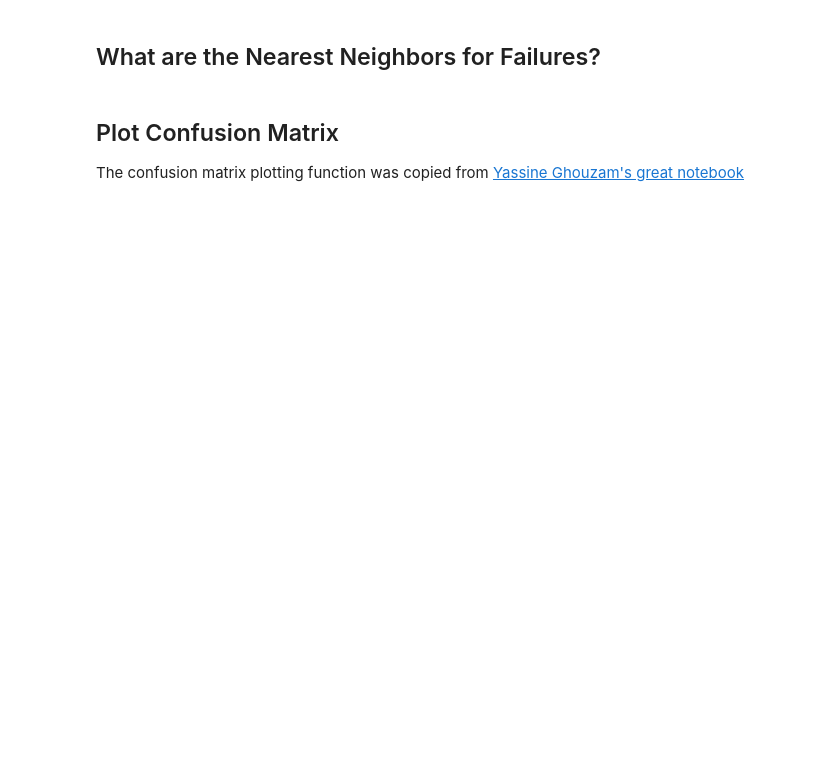
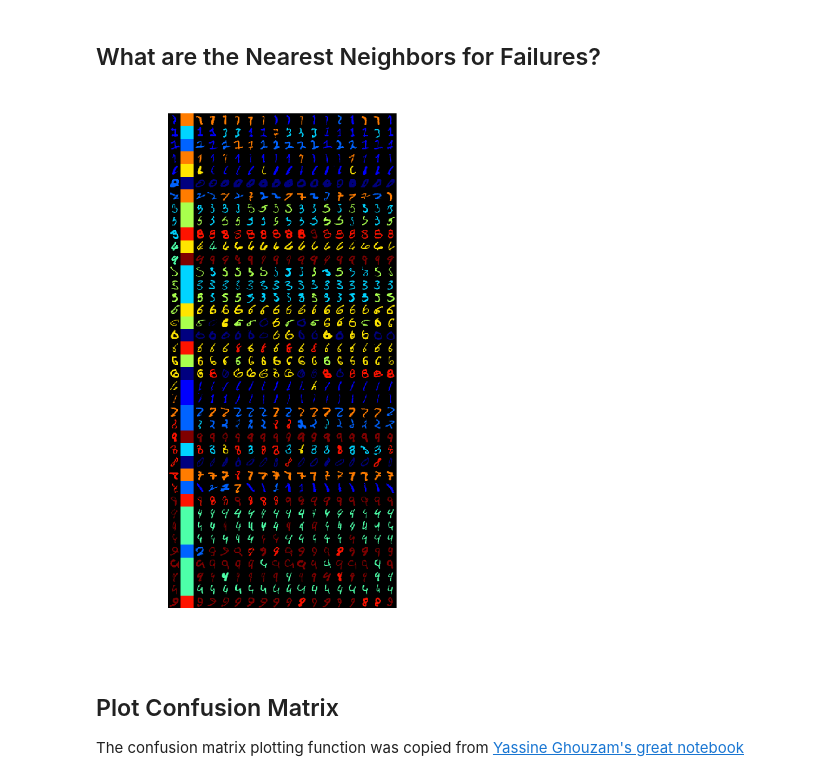
Before and after one commit to steedly/Reading, a Jupyter notebook: mnist.ipynb, the cells around one changed output. Drawn from its saved outputs; the diff is of its cells as text; code cells hidden in the pictures; blank space fills up the shorter version.

```diff
--- a/mnist.ipynb
+++ b/mnist.ipynb
@@ -202,7 +214,7 @@ class Optimizer:
         self.checkpoint_path = checkpoint_path
         self.save_checkpoints=True
 
-        self.epoch = 1
+        self.epoch = 0
 
         torch.manual_seed(seed)
 
@@ -289,6 +301,11 @@ class Optimizer:
 
         self.epoch = self.epoch + 1
 
+        if self.save_checkpoints:
+            self.save_checkpoint(losses)
+
+        return mini_batch_losses
+
     def run(self, train_loader, test_loader, epochs=False):
 
         if not epochs:
@@ -297,12 +314,11 @@ class Optimizer:
         print('Epoch | Time          | Loss           | Accuracy')
         print('      | Train,  Test  | Train,  Test   | Train,                Test')
         for epoch in range(epochs):
-            self.run_epoch(train_loader, test_loader)
-            if self.save_checkpoints:
-                self.save_checkpoint()
+            losses = self.run_epoch(train_loader, test_loader)
 
-    def save_checkpoint(self, prefix='mnist_'):
+    def save_checkpoint(self, losses=[], prefix='mnist_'):
         checkpoint = {'epoch' : self.epoch,
+                      'losses' : losses,
                       'model_state_dict': self.model.state_dict(),
                       'optimizer_state_dict' : self.optimizer.state_dict(),
                       'loss_criterion' : self.loss_criterion}
@@ -315,6 +331,7 @@ class Optimizer:
         self.loss_criterion = checkpoint['loss_criterion']
         for parameter in self.model.parameters():
             parameter.requires_grad = False
+        return checkpoint['losses']
 # %%
 opt = Optimizer(checkpoint_path=data_path)
 # %% [markdown]
@@ -459,8 +534,8 @@ def get_failures(model, device, test_loader):
 
     batch_offset = 0
     failure_indices = []
-    target_all = torch.zeros((0),dtype=torch.long)
-    output_all = torch.zeros((0,10))
+    target_all = torch.zeros((0),dtype=torch.long).to(device)
+    output_all = torch.zeros((0,10)).to(device)
     with torch.no_grad():
         for data, target in test_loader:
             data, target = data.to(device), target.to(device)
@@ -470,7 +545,7 @@ def get_failures(model, device, test_loader):
             output_all = torch.cat((output_all, output))
 
             pred = output.argmax(dim=1, keepdim=True) # get the index of the max log-probability
-            idx = np.where(pred.ne(target.view_as(pred)))[0]
+            idx = np.where(pred.ne(target.view_as(pred)).to(torch.device("cpu")))[0]
             failure_indices += list(idx + batch_offset)
 
             batch_offset += pred.size(0)
@@ -479,11 +554,11 @@ def get_failures(model, device, test_loader):
 failure_indices, output_all, target_all = get_failures(opt.model, opt.device, test_loader)
 # %%
 target_failures = target_all[failure_indices]
-failure_idx_by_digit = list(map(lambda digit: np.where(target_failures.eq(digit))[0], range(0,10)))
+failure_idx_by_digit = list(map(lambda digit: np.where(target_failures.eq(digit).to(torch.device("cpu")))[0], range(0,10)))
 
 # Print sorted failures
 sorted_failures = np.hstack(failure_idx_by_digit)
-fail_img, targets, classes = tile_digits(failure_indices[sorted_failures], output_all)
+fail_img, targets, classes = tile_digits(failure_indices[sorted_failures], output_all.to(torch.device("cpu")))
 
 print(len(failure_indices))
 print('Classifications:\n', classes)
@@ -502,8 +588,8 @@ def get_fc1_features(model, device, dataloader):
     model.eval()
     with torch.no_grad():
         x = list(map(lambda x: (model.features(x[0].to(device)), x[1].to(device)), dataloader))
-        fc1 = torch.cat(list(map(lambda x: x[0], x))).detach().numpy()
-        target = torch.cat(list(map(lambda x: x[1], x))).detach().numpy()
+        fc1 = torch.cat(list(map(lambda x: x[0].to(torch.device("cpu")), x))).detach().numpy()
+        target = torch.cat(list(map(lambda x: x[1].to(torch.device("cpu")), x))).detach().numpy()
         return fc1, target
 # %%
 fc1, target=get_fc1_features(opt.model, opt.device, test_loader)
@@ -586,19 +678,21 @@ distances, indices = nbrs.kneighbors(fc1[failure_indices[sorted_failures],:])
 # %%
 cnt = len(sorted_failures)
 
 failure_classes = output_all[failure_indices[sorted_failures]].argmax(dim=1, keepdim=True) # get the index of the max log-probability
 
 failure_img = tile_digits(failure_indices[sorted_failures], shape='Vertical')[0]
-failure_classification_img = tile_digits((-failure_classes.numpy()-1).transpose()[0], shape='Vertical')[0]
+failure_classification_img = tile_digits((-failure_classes.to(torch.device("cpu")).numpy()-1).transpose()[0], shape='Vertical')[0]
 neigh_img = np.vstack([tile_digits(indices[idx,:], shape='Horizontal', train=True)[0] for idx in range(cnt)])
 
 imageio.imwrite('neighbors_train.png', np.hstack([failure_img, failure_classification_img, neigh_img]))
 
 fig, ax=plt.subplots(figsize=(5,5), dpi=200)
 ax.axis('off')
 ax.imshow(np.hstack([failure_img, failure_classification_img, neigh_img]))
 
 plt.show()
+# %% [output]
+[figure, added]
 # %% [markdown]
 ## Plot Confusion Matrix
 The confusion matrix plotting function was copied from [Yassine Ghouzam's great notebook](https://www.kaggle.com/yassineghouzam/introduction-to-cnn-keras-0-997-top-6)
```
Also changed, not shown: parts of 12 cells of this notebook.
